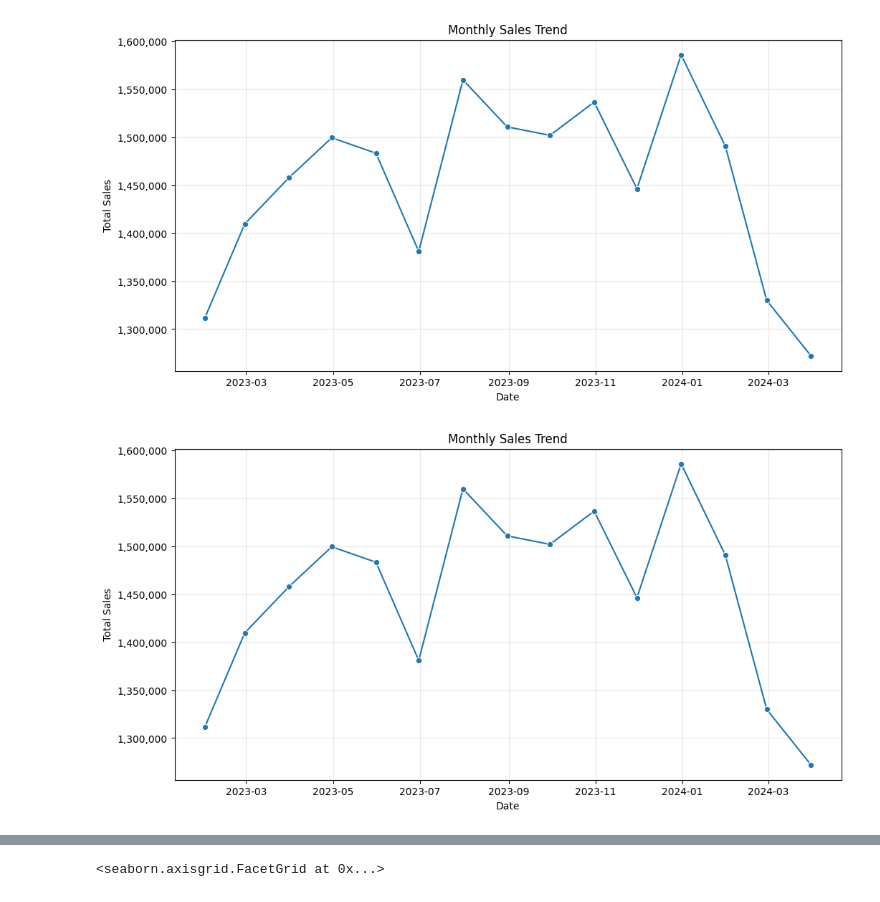
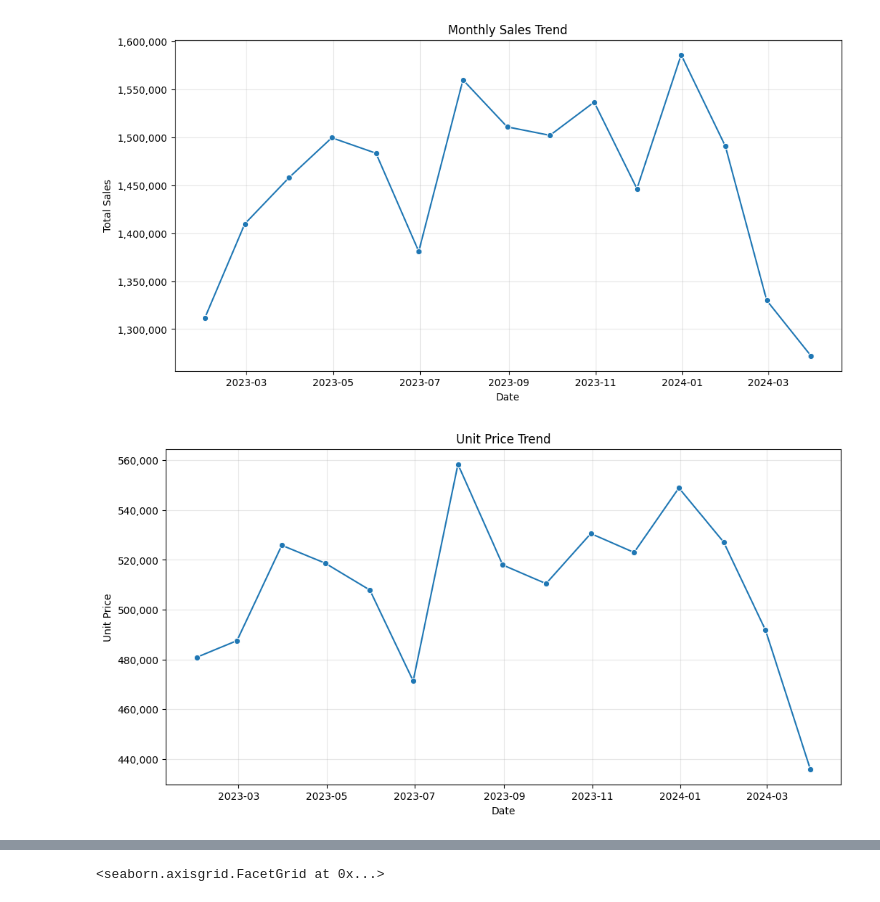
Before and after one commit to thedataboy001/E-Commerce-Customer-Behavior-Sales-Analysis--TR, a Jupyter notebook: data_visualization.ipynb, the cells around one changed output, grey strips where cells are left out. Cells and saved outputs as stored; diff of their text form; code cells hidden in the pictures.

```diff
--- a/data_visualization.ipynb
+++ b/data_visualization.ipynb
@@ -166,21 +166,21 @@ plt.show()
 # %% [output]
 [figure]
 # %%
-unit_sold = df.groupby(pd.Grouper(key="Date", freq = "ME"))["Total_Amount"].sum()
+unit_price = df.groupby(pd.Grouper(key="Date", freq = "ME"))["Unit_Price"].sum()
 
 # sales.plot(figsize=(12, 6), marker ='o')
 
 plt.figure(figsize=(12, 6))
-sns.lineplot(x=sales.index, y=sales.values,  marker ='o')
+sns.lineplot(x=unit_price.index, y=unit_price.values,  marker ='o')
 
-plt.title("Monthly Sales Trend")
+plt.title("Unit Price Trend")
 plt.grid(True, alpha = 0.3)
 plt.xlabel("Date")
-plt.ylabel("Total Sales")
+plt.ylabel("Unit Price")
 plt.gca().yaxis.set_major_formatter(mtick.StrMethodFormatter('{x:,.0f}'))
 plt.show()
 # %% [output]
-[figure, old version]
+[figure, new version]
 # %%
 df.groupby('Product_Category')[numeric_features].mean()
 # %% [output]
```
Also changed, not shown: 1 other file.
